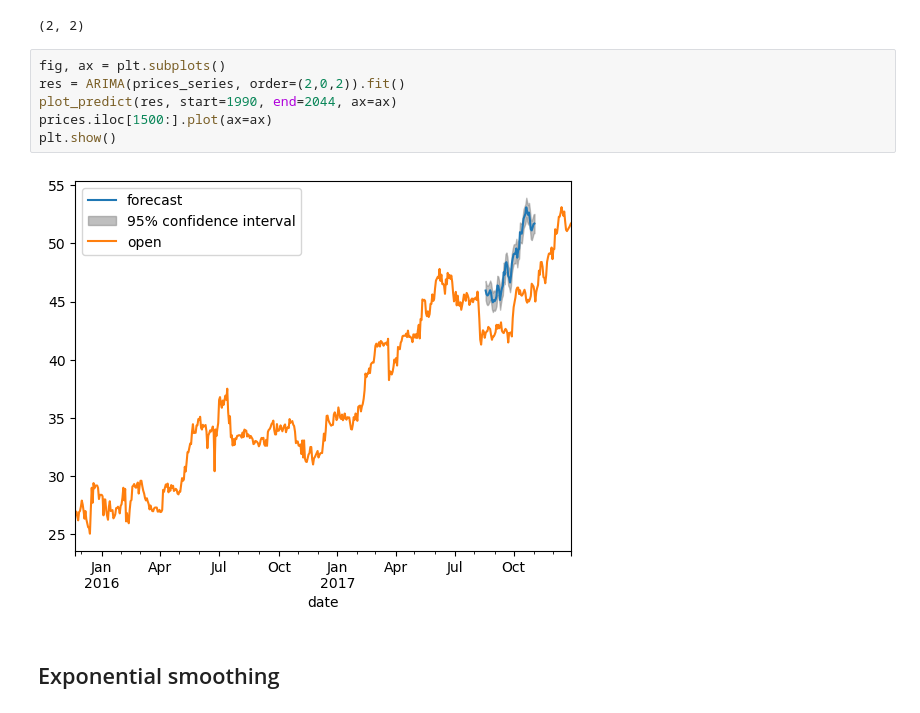
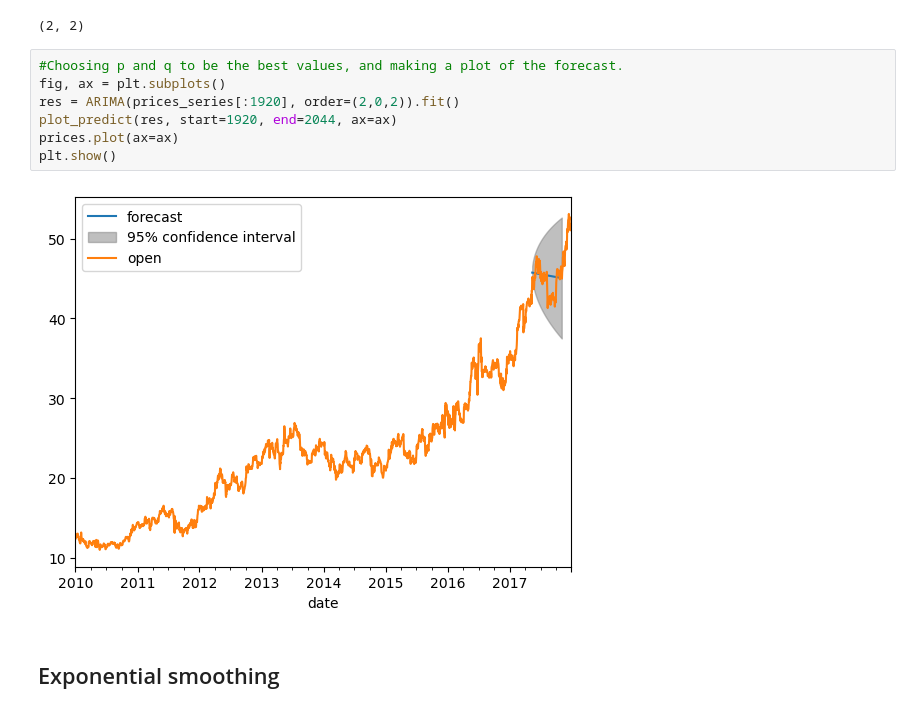
Before and after one commit to nhongphuc/Stock-prediction, a Jupyter notebook: Capstone3_part2.ipynb, the cells around one changed output. Saved outputs shown, nothing was run; the diff lists cells and outputs as text.

```diff
--- a/Capstone3_part2.ipynb
+++ b/Capstone3_part2.ipynb
@@ -134,13 +127,14 @@ best_p_q
 # %% [output]
 (2, 2)
 # %%
+#Choosing p and q to be the best values, and making a plot of the forecast.
 fig, ax = plt.subplots()
-res = ARIMA(prices_series, order=(2,0,2)).fit()
-plot_predict(res, start=1990, end=2044, ax=ax)
-prices.iloc[1500:].plot(ax=ax)
+res = ARIMA(prices_series[:1920], order=(2,0,2)).fit()
+plot_predict(res, start=1920, end=2044, ax=ax)
+prices.plot(ax=ax)
 plt.show()
 # %% [output]
-[figure, old version]
+[figure, new version]
 # %% [markdown]
 ## Exponential smoothing
 # %% [markdown]
```
Also changed, not shown: parts of 1 cell of this notebook.
